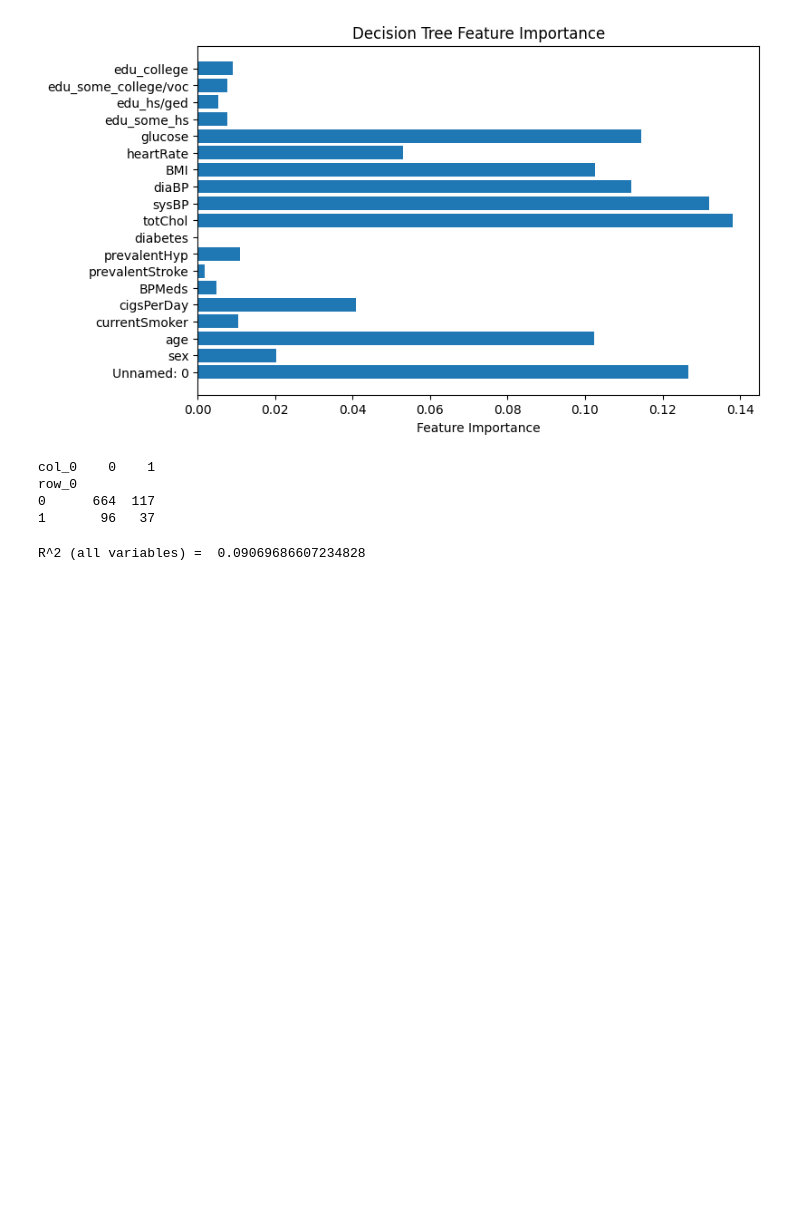
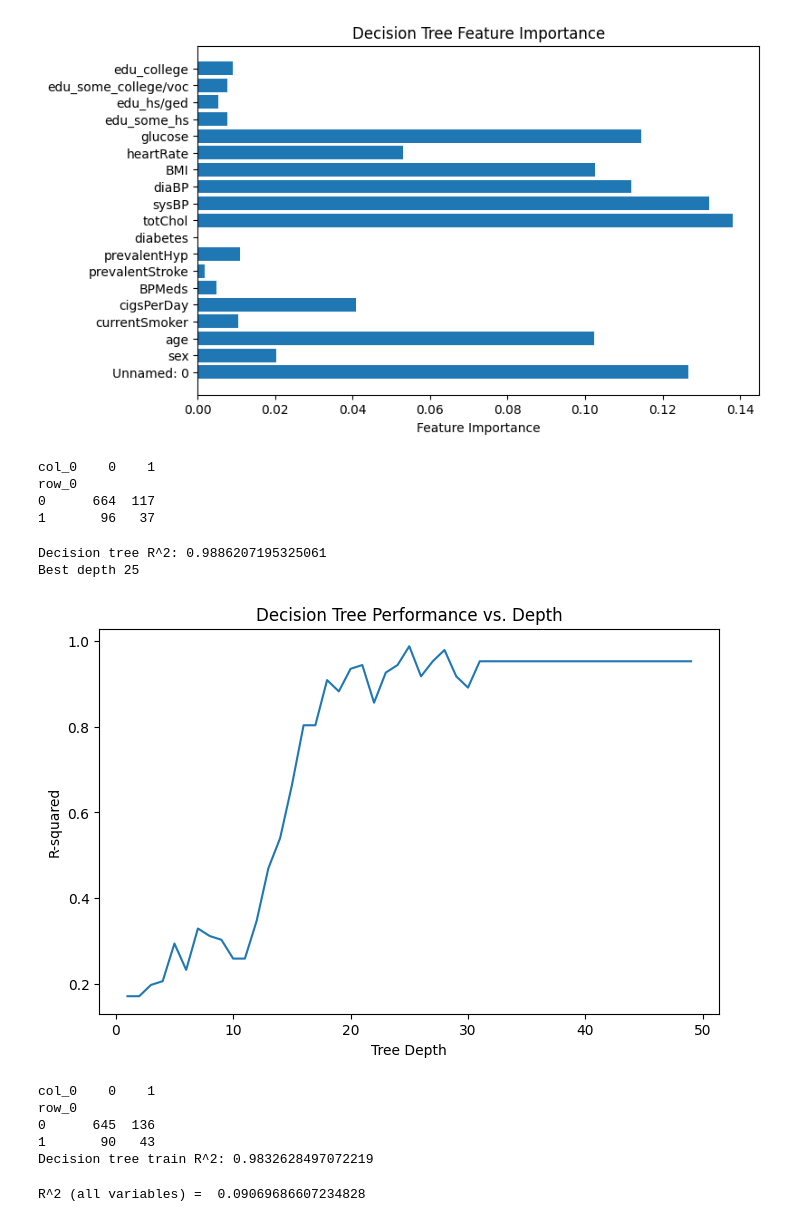
Before and after one commit to JulianKrese/project_chd, a Jupyter notebook: model_work.ipynb, the cells around one changed output. Drawn from its saved outputs; the diff is of its cells as text; code cells hidden in the pictures; blank space fills up the shorter version.

Commit message:
performed dimensionality reduction on decision trees

```diff
--- a/model_work.ipynb
+++ b/model_work.ipynb
@@ -143,6 +143,61 @@ col_0    0    1
 row_0
 0      664  117
 1       96   37
+# %%
+# trying decision tree with dimensionality reduction - picking what seem to be most correlated features from above
+# Create decision tree - depth of 25 gives the highest R-squared
+scaler = MinMaxScaler()
+X_train_red = X_train.loc[:, ['age', 'totChol', 'sysBP', 'glucose']]
+X_test_red = X_test.loc[:, ['age', 'totChol', 'sysBP', 'glucose']]
+
+best_depth = 0
+best_r2 = 0
+depths = list(range(1, 50))
+r2_scores = []
+for d in depths:
+  dt = DecisionTreeClassifier(max_depth=d, random_state=42)
+  dt.fit(X_train_red, y_train)
+  y_pred = dt.predict(X_test_red)
+  r2 = abs(r2_score(y_test, y_pred))
+  r2_scores.append(r2)
+  if r2 > best_r2:
+    best_r2 = r2
+    best_depth = d
+
+print("Decision tree R^2:", best_r2)
+print("Best depth", best_depth)
+R_squared_vals["Decision tree with dim-reduction"] = best_r2
+
+#  Visualizing R-squared vs. Tree Depth
+plt.figure(figsize=(8, 5))
+plt.plot(depths, r2_scores)
+plt.xlabel('Tree Depth')
+plt.ylabel('R-squared')
+plt.title('Decision Tree Performance vs. Depth')
+plt.show()
+
+# confusion matrix
+dt = DecisionTreeClassifier(max_depth=best_depth, random_state=42)
+dt.fit(X_train_red, y_train)
+y_pred_best = dt.predict(X_test_red)
+y_test_flat = np.ravel(y_test) # Flatten the arrays
+y_pred_best_flat = np.ravel(y_pred_best)
+cross_tab = pd.crosstab(y_test_flat, y_pred_best_flat)
+print(cross_tab)
+
+# checking train r^2 against test r^2 with best depth of 25
+y_pred_train = dt.predict(X_train_red)
+r2 = abs(r2_score(y_train, y_pred_train))
+print("Decision tree train R^2:", r2) # very close to the test r^2, meaning no over/underfitting has occured
+# %% [output]
+Decision tree R^2: 0.9886207195325061
+Best depth 25
+[figure, added]
+col_0    0    1
+row_0
+0      645  136
+1       90   43
+Decision tree train R^2: 0.9832628497072219
 # %%
 # trying linear regression with all variables
 stock_reg = LinearRegression().fit(X_train, y_train)
```
Also changed, not shown: parts of 3 cells of this notebook.
